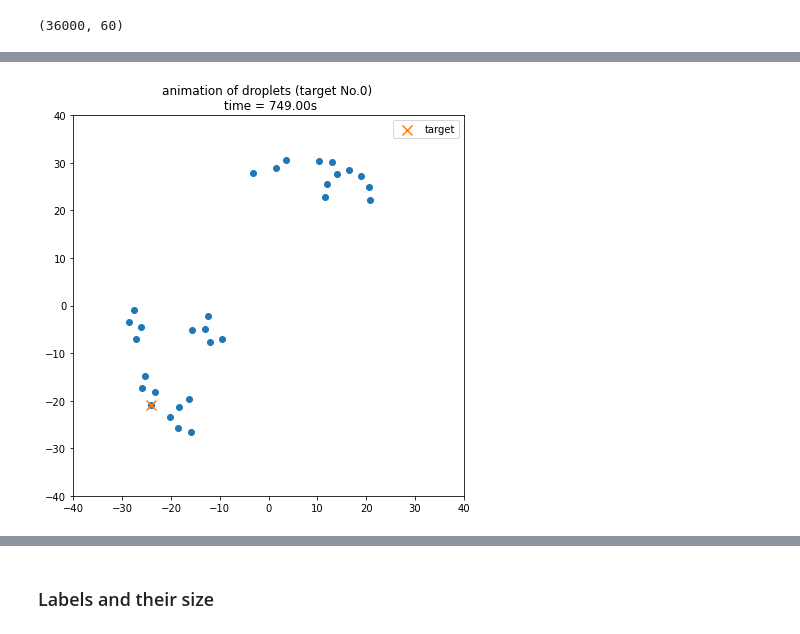
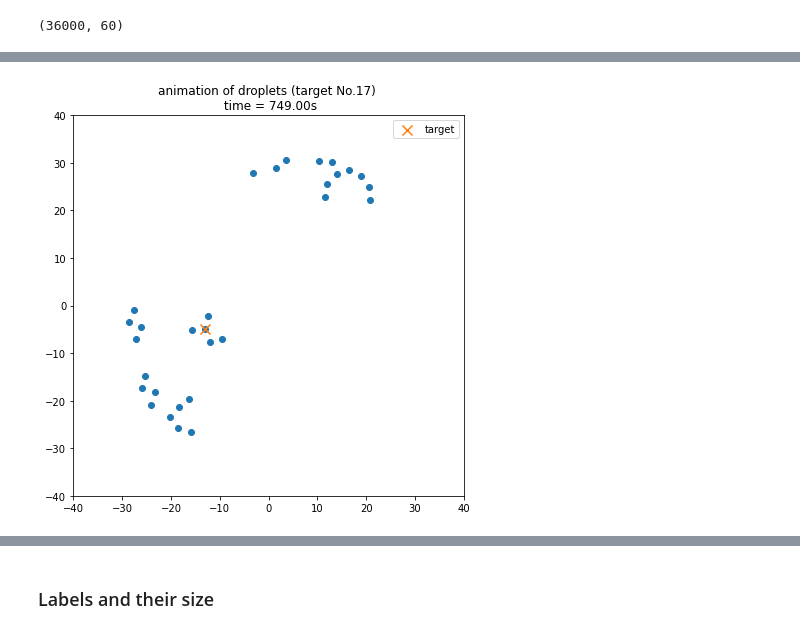
Before and after one commit to AyutoUeda/research, a Jupyter notebook: 30droplets/30droplets.ipynb, the cells around one changed output, grey strips where cells are left out. Saved outputs shown, nothing was run; the diff lists cells and outputs as text; code cells hidden in the pictures.

```diff
--- a/30droplets/30droplets.ipynb
+++ b/30droplets/30droplets.ipynb
@@ -36,28 +36,28 @@ df_.shape
 # %%
 fig = plt.figure(figsize=(7,7))
 
-start_time = 5000
-target = 0
+start_time = 0
+target = 17
 def plot(time):
     plt.cla()                   # 前のグラフを削除
 
     time *= 10
     plt.scatter(df_[time+start_time,::2], df_[time+start_time,1::2])
     plt.scatter(df_[time+start_time,target*2], df_[time+start_time, target*2 + 1], marker="x", s=100, label = "target")
     plt.title("animation of droplets (target No.{}) \n time = {:.2f}s".format(target, (time+start_time) * 0.1))
     plt.legend()
     plt.xlim(-40,40)
     plt.ylim(-40,40)
 
     return fig
 
-ani = animation.FuncAnimation(fig, plot, frames=250, interval=100)
+ani = animation.FuncAnimation(fig, plot, frames=750, interval=100)
 
 from IPython.display import HTML
 HTML(ani.to_html5_video())
 # %% [output]
 [interactive output not drawn]
-[figure, old version]
+[figure, new version]
 # %%
 plt.figure(figsize=(7,7))
 for i in range(30):
```
Also changed, not shown: parts of 18 cells of this notebook.
